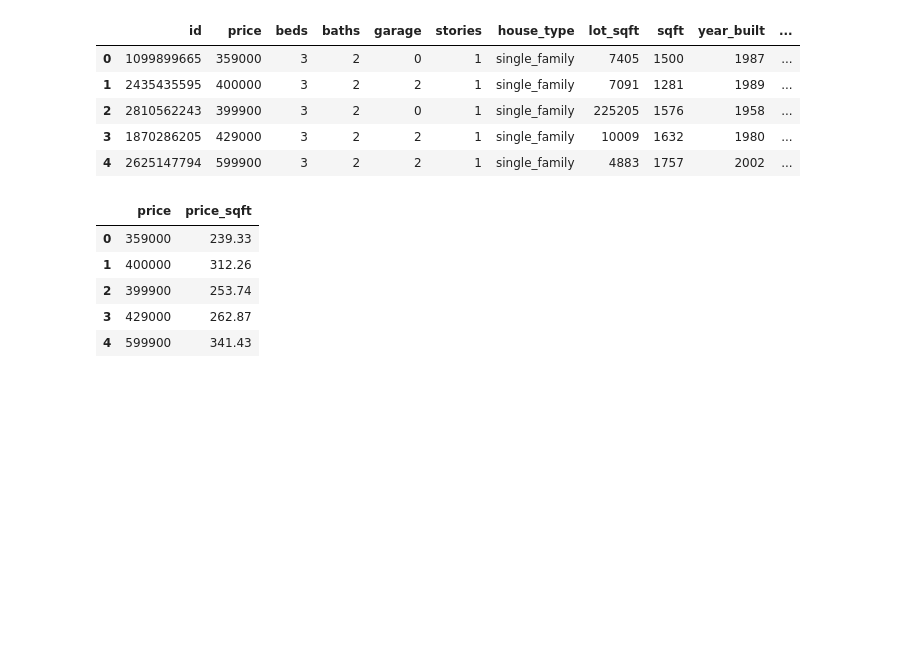
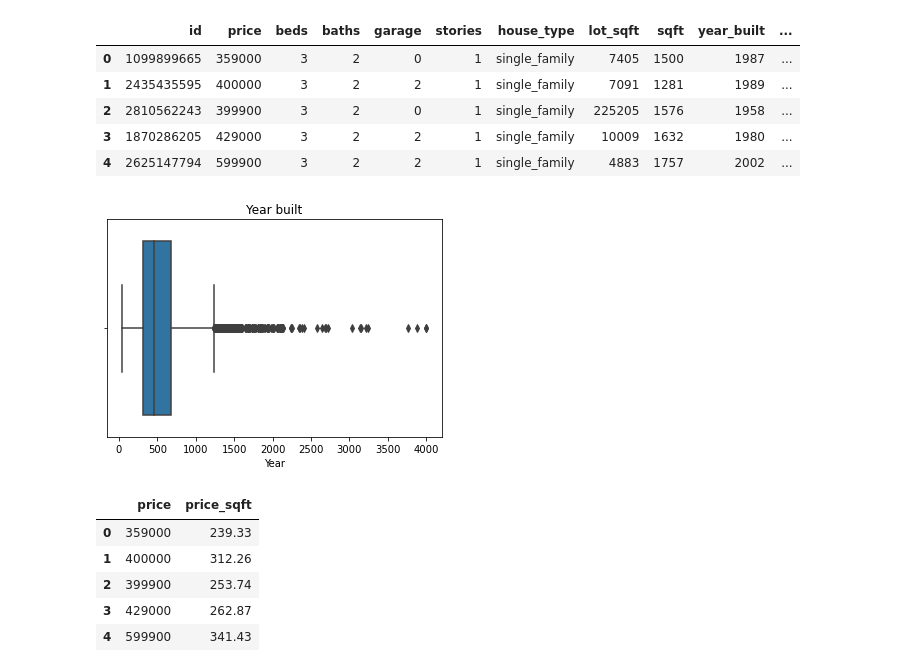
Before and after one commit to matsvdburg/Backup, a Jupyter notebook: Final Assignment - Mats van der Burg.ipynb, the cells around one changed output. Drawn from its saved outputs; the diff is of its cells as text; code cells hidden in the pictures; blank space fills up the shorter version.

```diff
--- a/Final Assignment - Mats van der Burg.ipynb
+++ b/Final Assignment - Mats van der Burg.ipynb
@@ -318,3 +320,10 @@ df5.head()
+# %%
+sns.boxplot(df5['price_sqft']) # Pick right column
+plt.title('Year built') # Give title to document
+plt.xlabel('Year') # Provide name on x-axis
+plt.show() # Present boxplot
+# %% [output]
+[figure, added]
 # %%
 df_show = df5[['price','price_sqft']]
 df_show.head()
```
Also changed, not shown: parts of 32 cells of this notebook.
